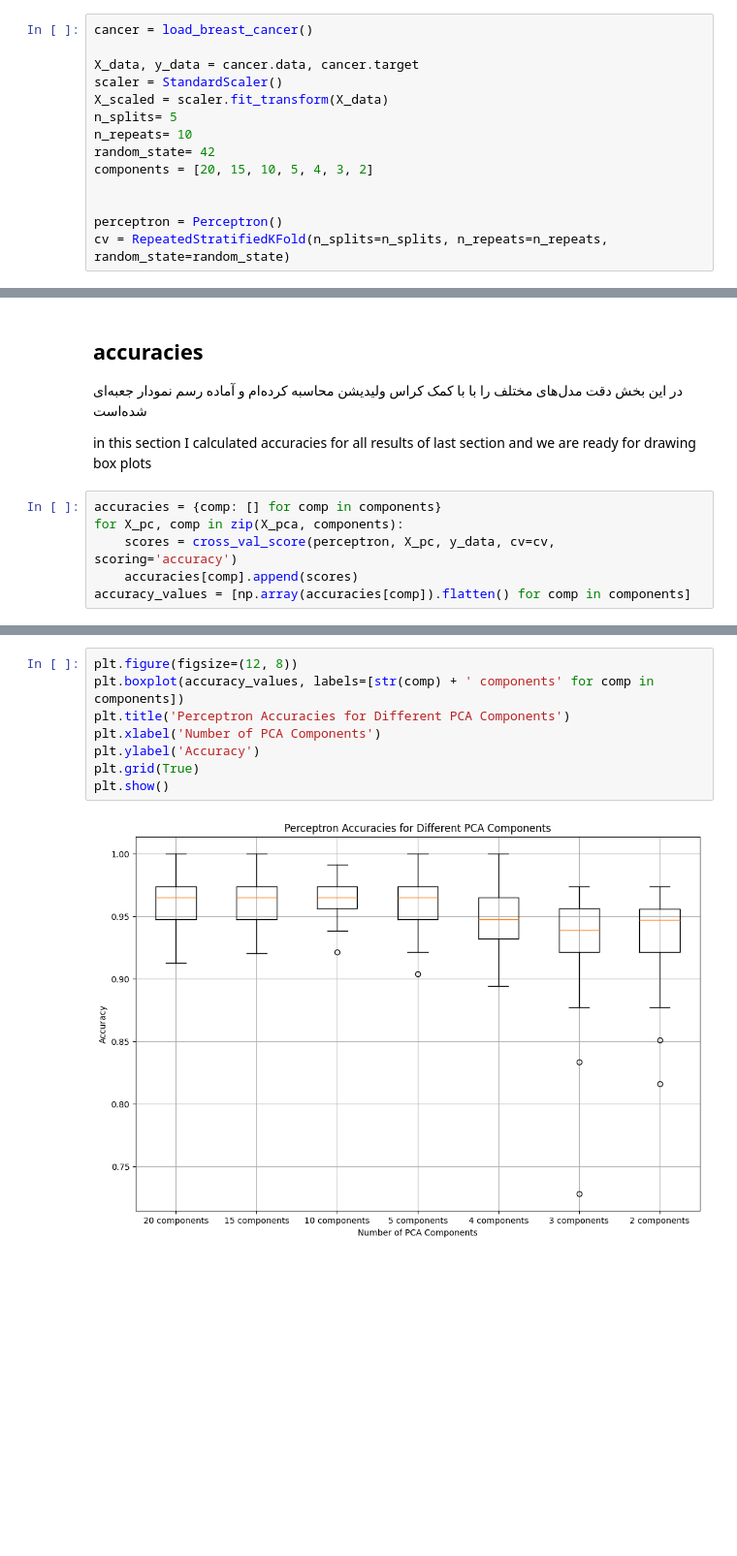
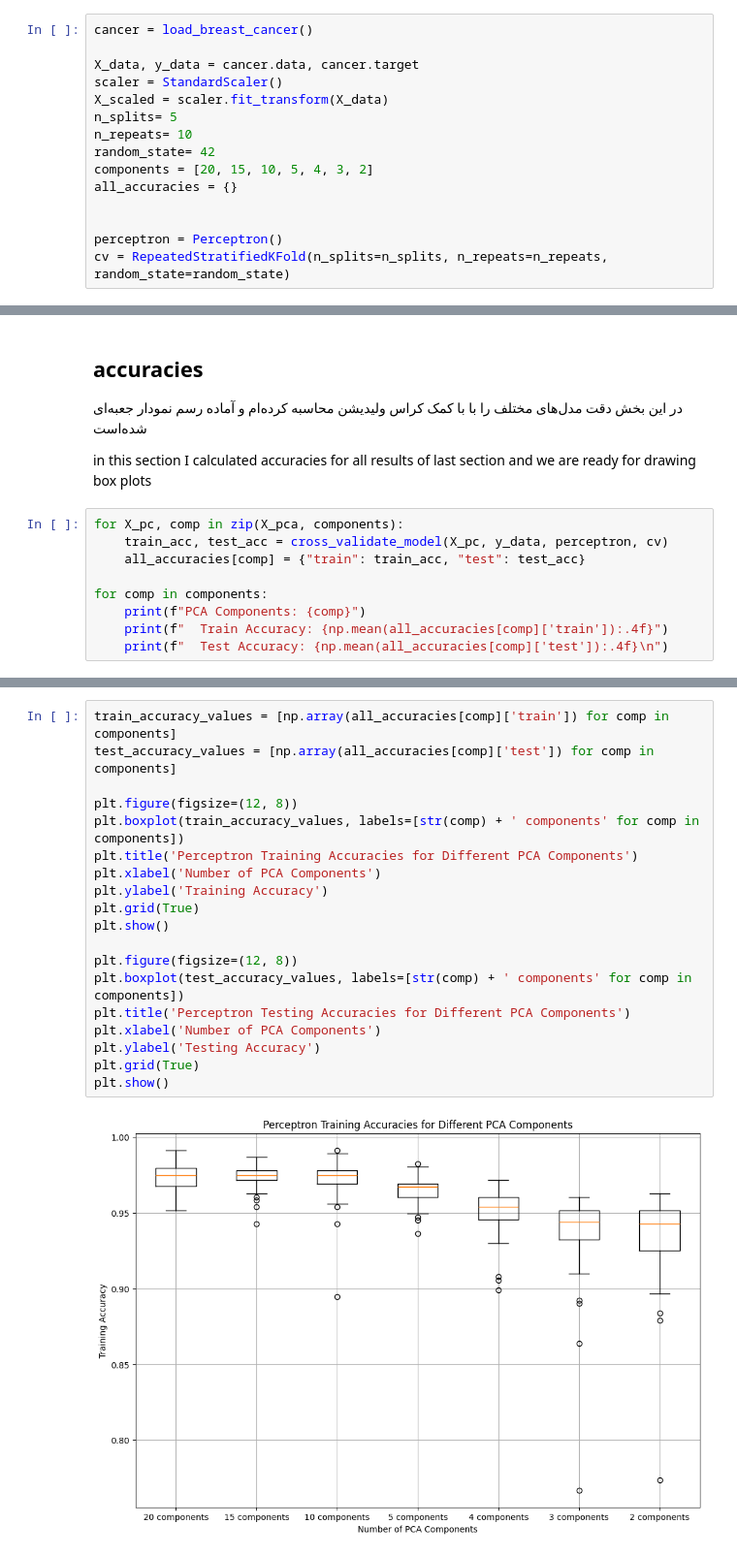
Before and after one commit to shayan1999/PCA_ML, a Jupyter notebook: BreastCancer.ipynb, the cells around one changed output, grey strips where cells are left out. Shown: that part at 97% size. Drawn from its saved outputs; the diff is of its cells as text; blank space fills up the shorter version.

```diff
--- a/BreastCancer.ipynb
+++ b/BreastCancer.ipynb
@@ -30,6 +31,7 @@ n_splits= 5
 n_repeats= 10
 random_state= 42
 components = [20, 15, 10, 5, 4, 3, 2]
+all_accuracies = {}
 
 
 perceptron = Perceptron()
@@ -47,9 +78,12 @@ X_pca = [pca.transform(X_scaled) for pca in pca_models]
 در این بخش دقت مدل‌های مختلف را با با کمک کراس ولیدیشن محاسبه کرده‌ام و آماده رسم نمودار جعبه‌ای شده‌است
 
 in this section I calculated accuracies for all results of last section and we are ready for drawing box plots
-# %%
-accuracies = {comp: [] for comp in components}
-for X_pc, comp in zip(X_pca, components):
-    scores = cross_val_score(perceptron, X_pc, y_data, cv=cv, scoring='accuracy')
-    accuracies[comp].append(scores)
-accuracy_values = [np.array(accuracies[comp]).flatten() for comp in components]
+# %%
+for X_pc, comp in zip(X_pca, components):
+    train_acc, test_acc = cross_validate_model(X_pc, y_data, perceptron, cv)
+    all_accuracies[comp] = {"train": train_acc, "test": test_acc}
+
+for comp in components:
+    print(f"PCA Components: {comp}")
+    print(f"  Train Accuracy: {np.mean(all_accuracies[comp]['train']):.4f}")
+    print(f"  Test Accuracy: {np.mean(all_accuracies[comp]['test']):.4f}\n")
@@ -61,10 +113,21 @@ finally we can see all the box plots now we have 2 concerns about choosing the b
 # %%
+train_accuracy_values = [np.array(all_accuracies[comp]['train']) for comp in components]
+test_accuracy_values = [np.array(all_accuracies[comp]['test']) for comp in components]
+
 plt.figure(figsize=(12, 8))
-plt.boxplot(accuracy_values, labels=[str(comp) + ' components' for comp in components])
-plt.title('Perceptron Accuracies for Different PCA Components')
+plt.boxplot(train_accuracy_values, labels=[str(comp) + ' components' for comp in components])
+plt.title('Perceptron Training Accuracies for Different PCA Components')
 plt.xlabel('Number of PCA Components')
-plt.ylabel('Accuracy')
+plt.ylabel('Training Accuracy')
 plt.grid(True)
 plt.show()
+
+plt.figure(figsize=(12, 8))
+plt.boxplot(test_accuracy_values, labels=[str(comp) + ' components' for comp in components])
+plt.title('Perceptron Testing Accuracies for Different PCA Components')
+plt.xlabel('Number of PCA Components')
+plt.ylabel('Testing Accuracy')
+plt.grid(True)
+plt.show()
 # %% [output]
-[figure, old version]
+[figure, new version]
```
Also changed, not shown: parts of 6 cells of this notebook, 2 other files.
